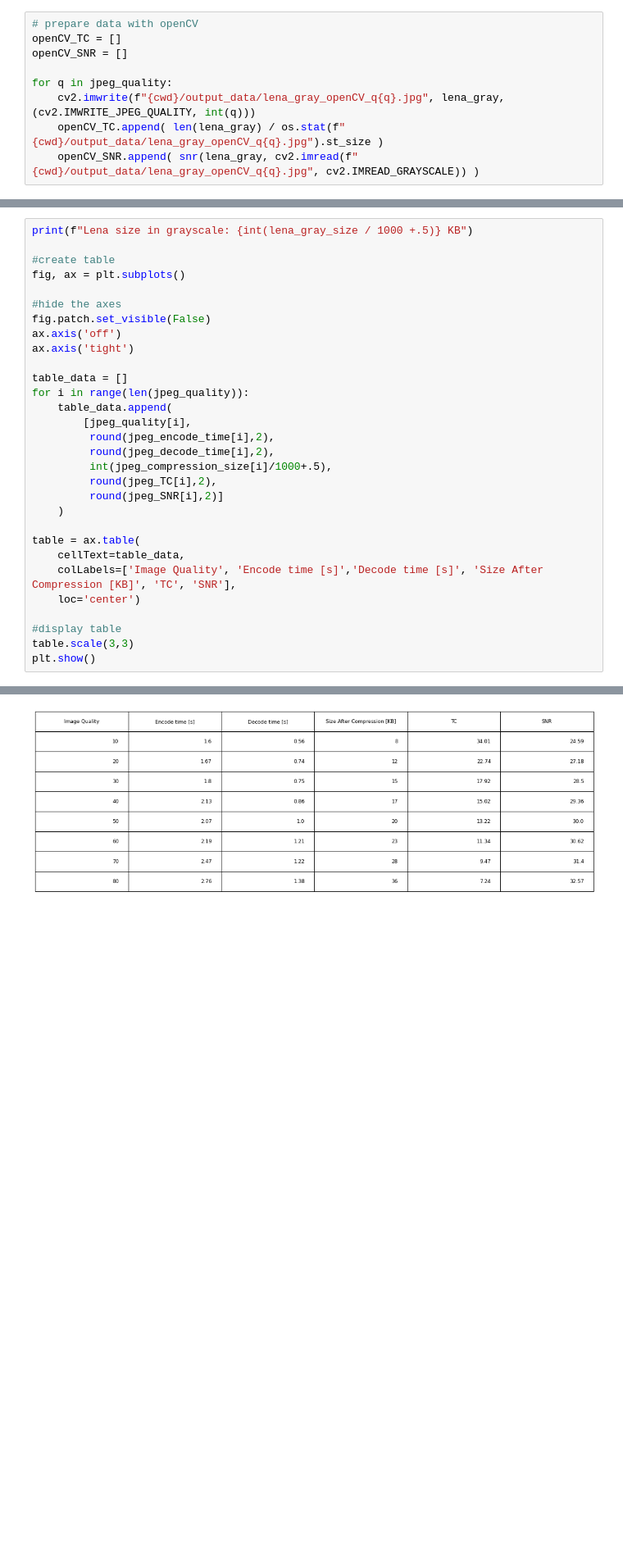
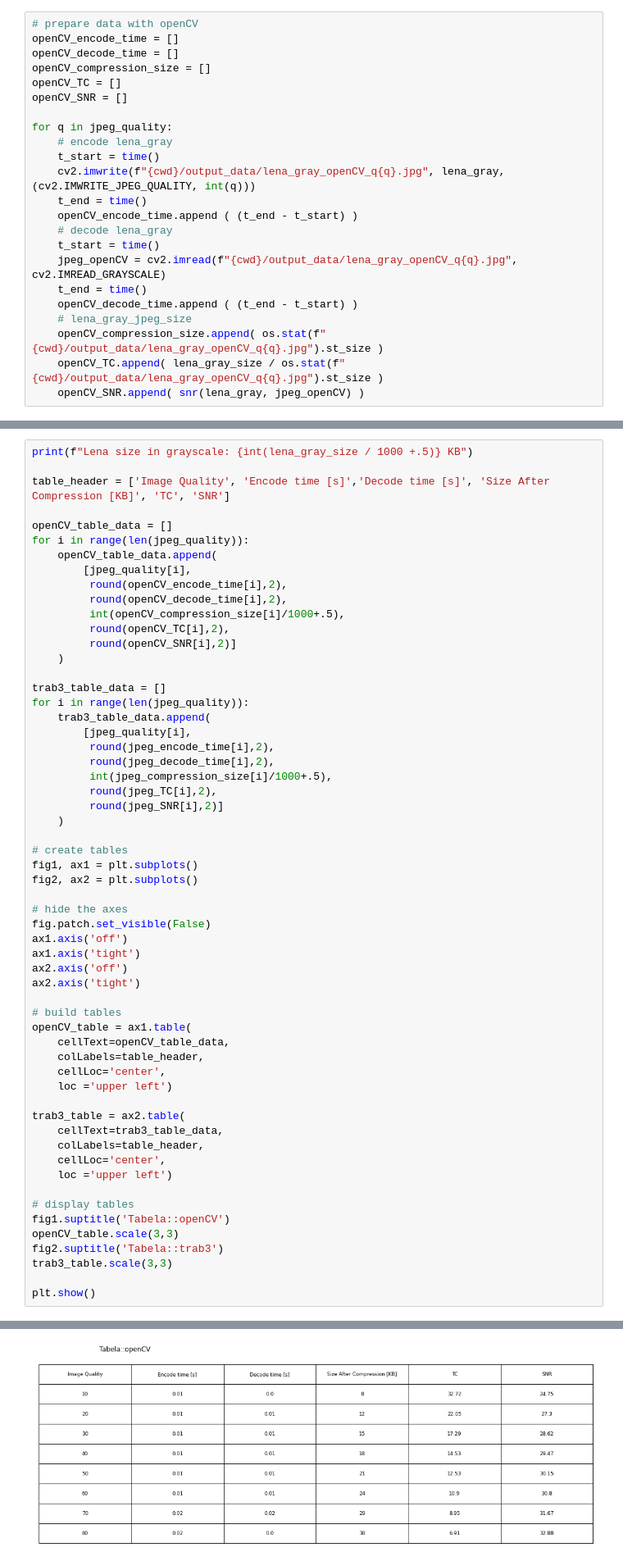
Before and after one commit to aquintelaoliveira/csm-leim-leic-2021sv, a Jupyter notebook: csm_env/_notebooks/trab-3/4NG13 _TP3.ipynb, the cells around one changed output, grey strips where cells are left out. Shown at 82% size. Drawn from its saved outputs; the diff is of its cells as text; blank space fills up the shorter version.

```diff
--- a/csm_env/_notebooks/trab-3/4NG13 _TP3.ipynb
+++ b/csm_env/_notebooks/trab-3/4NG13 _TP3.ipynb
@@ -1304,13 +1307,27 @@ cv2.destroyAllWindows()
 jpeg_quality = np.arange(10,81,10)
 # %%
 # prepare data with openCV
+openCV_encode_time = []
+openCV_decode_time = []
+openCV_compression_size = []
 openCV_TC = []
 openCV_SNR = []
 
 for q in jpeg_quality:
+    # encode lena_gray
+    t_start = time()
     cv2.imwrite(f"{cwd}/output_data/lena_gray_openCV_q{q}.jpg", lena_gray, (cv2.IMWRITE_JPEG_QUALITY, int(q)))
-    openCV_TC.append( len(lena_gray) / os.stat(f"{cwd}/output_data/lena_gray_openCV_q{q}.jpg").st_size )
-    openCV_SNR.append( snr(lena_gray, cv2.imread(f"{cwd}/output_data/lena_gray_openCV_q{q}.jpg", cv2.IMREAD_GRAYSCALE)) )
+    t_end = time()
+    openCV_encode_time.append ( (t_end - t_start) )
+    # decode lena_gray
+    t_start = time()
+    jpeg_openCV = cv2.imread(f"{cwd}/output_data/lena_gray_openCV_q{q}.jpg", cv2.IMREAD_GRAYSCALE)
+    t_end = time()
+    openCV_decode_time.append ( (t_end - t_start) )
+    # lena_gray_jpeg_size
+    openCV_compression_size.append( os.stat(f"{cwd}/output_data/lena_gray_openCV_q{q}.jpg").st_size )
+    openCV_TC.append( lena_gray_size / os.stat(f"{cwd}/output_data/lena_gray_openCV_q{q}.jpg").st_size )
+    openCV_SNR.append( snr(lena_gray, jpeg_openCV) )
 # %%
 # prepare data with trab3 functions
 jpeg_encode_time = []
@@ -1366,33 +1383,61 @@ plt.show()
 # %%
 print(f"Lena size in grayscale: {int(lena_gray_size / 1000 +.5)} KB")
 
-#create table
-fig, ax = plt.subplots()
+table_header = ['Image Quality', 'Encode time [s]','Decode time [s]', 'Size After Compression [KB]', 'TC', 'SNR']
 
-#hide the axes
-fig.patch.set_visible(False)
-ax.axis('off')
-ax.axis('tight')
+openCV_table_data = []
+for i in range(len(jpeg_quality)):
+    openCV_table_data.append(
+        [jpeg_quality[i],
+         round(openCV_encode_time[i],2),
+         round(openCV_decode_time[i],2),
+         int(openCV_compression_size[i]/1000+.5),
+         round(openCV_TC[i],2),
+         round(openCV_SNR[i],2)]
+    )
 
-table_data = []
+trab3_table_data = []
 for i in range(len(jpeg_quality)):
-    table_data.append(
+    trab3_table_data.append(
         [jpeg_quality[i],
          round(jpeg_encode_time[i],2),
          round(jpeg_decode_time[i],2),
          int(jpeg_compression_size[i]/1000+.5),
          round(jpeg_TC[i],2),
          round(jpeg_SNR[i],2)]
     )
 
-table = ax.table(
-    cellText=table_data,
-    colLabels=['Image Quality', 'Encode time [s]','Decode time [s]', 'Size After Compression [KB]', 'TC', 'SNR'],
-    loc='center')
+# create tables
+fig1, ax1 = plt.subplots()
+fig2, ax2 = plt.subplots()
 
-#display table
-table.scale(3,3)
+# hide the axes
+fig.patch.set_visible(False)
+ax1.axis('off')
+ax1.axis('tight')
+ax2.axis('off')
+ax2.axis('tight')
+
+# build tables
+openCV_table = ax1.table(
+    cellText=openCV_table_data,
+    colLabels=table_header,
+    cellLoc='center',
+    loc ='upper left')
+
+trab3_table = ax2.table(
+    cellText=trab3_table_data,
+    colLabels=table_header,
+    cellLoc='center',
+    loc ='upper left')
+
+# display tables
+fig1.suptitle('Tabela::openCV')
+openCV_table.scale(3,3)
+fig2.suptitle('Tabela::trab3')
+trab3_table.scale(3,3)
+
 plt.show()
 # %% [output]
 Lena size in grayscale: 262 KB
-[figure, old version]
+[figure, new version]
```
Also changed, not shown: parts of 7 cells of this notebook, 23 other files.
